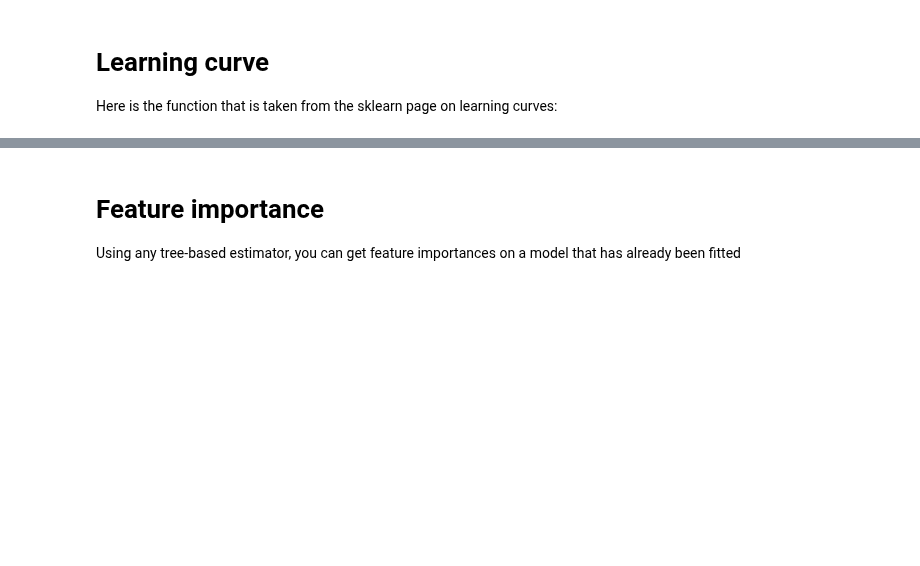
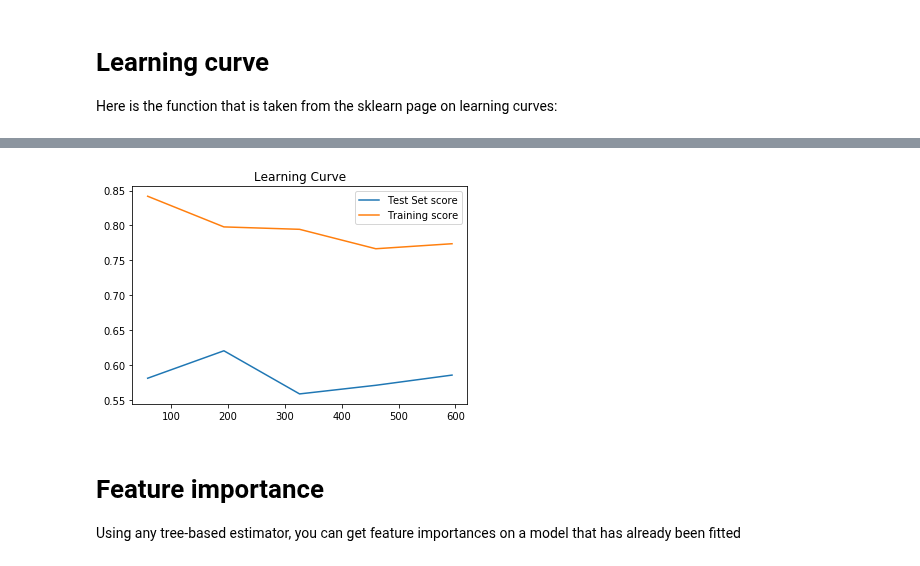
Before and after one commit to LDSSA/bootcamp, a Jupyter notebook: units/SLU17_Data_Sufficiency_And_Selection/Example Notebook - SLU17 (Data Sufficiency and Selection).ipynb, the cells around one changed output, grey strips where cells are left out. Saved outputs shown, nothing was run; the diff lists cells and outputs as text; code cells hidden in the pictures; blank space fills up the shorter version.

```diff
--- a/units/SLU17_Data_Sufficiency_And_Selection/Example Notebook - SLU17 (Data Sufficiency and Selection).ipynb
+++ b/units/SLU17_Data_Sufficiency_And_Selection/Example Notebook - SLU17 (Data Sufficiency and Selection).ipynb
@@ -160,3 +202,19 @@ plot_learning_curve(X=X, y=y, estimator=clf, title='DecisionTreeClassifier');
+# %%
+# Let's average the scores across each fold so that we can plot them
+train_scores_mean = np.mean(train_scores, axis=1)
+test_scores_mean = np.mean(test_scores, axis=1)
+# %%
+# this one isn't quite as cool as the other because it doesn't show the variance
+# but the fundamentals are still here and it's a much simpler one to understand
+
+learning_curve_df = pd.DataFrame({
+    'Training score': train_scores_mean,
+    'Test Set score': test_scores_mean
+}, index=train_sizes)
+
+learning_curve_df.plot.line(title='Learning Curve');
+# %% [output]
+[figure, added]
 # %% [markdown]
 # Feature importance
 
```
Also changed, not shown: parts of 7 cells of this notebook.
